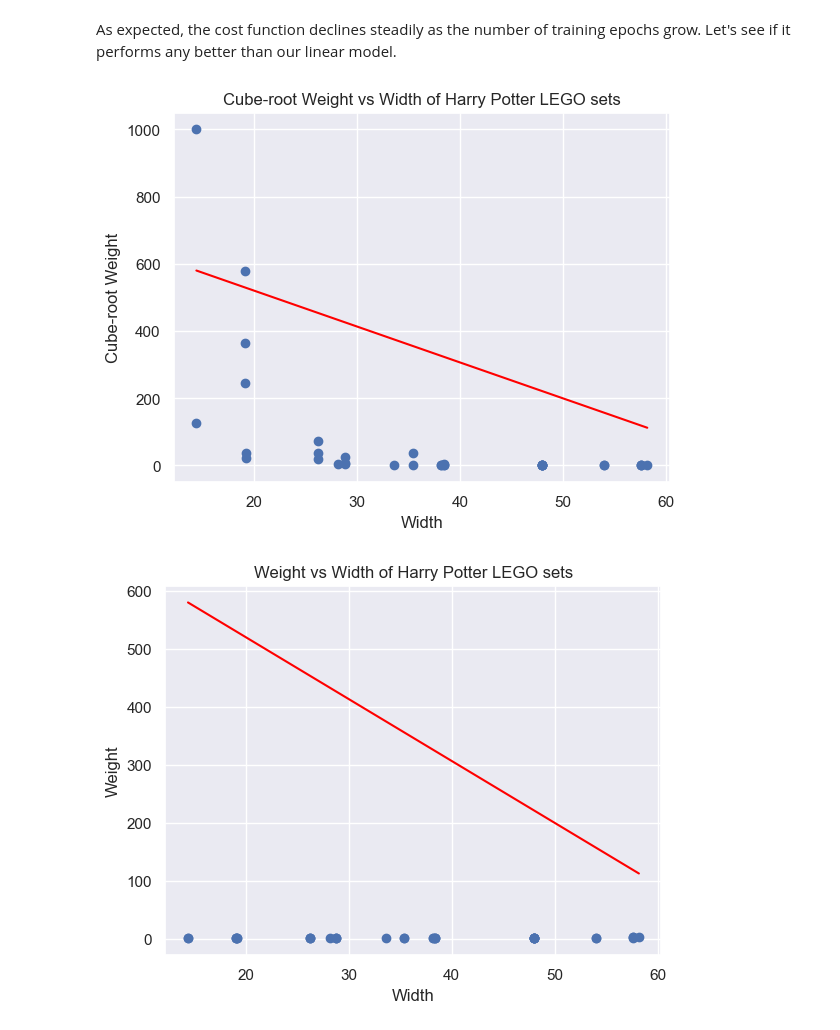
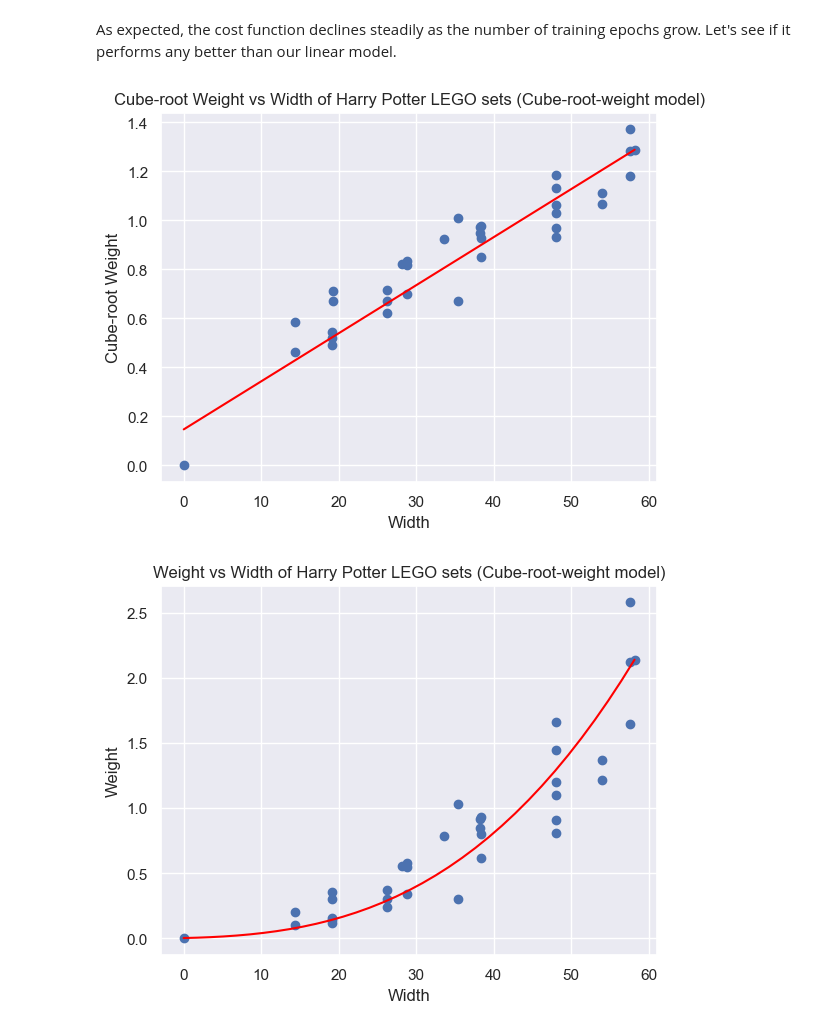
Before and after one commit to SeventhPrize/INDE_577_Data_Science_and_Machine_Learning, a Jupyter notebook: LinearRegression.ipynb, the cells around one changed output. Drawn from its saved outputs; the diff is of its cells as text; code cells hidden in the pictures.

```diff
--- a/LinearRegression.ipynb
+++ b/LinearRegression.ipynb
@@ -16,7 +16,6 @@ import seaborn as sns
 # Read in dataset and keep relevant columns/rows
 df = pd.read_csv('data/Brickset-Most-Owned-Query-33-02042023.csv')
 df = df[df["Theme"] == "Harry Potter"]
-df = df[df["Weight"] > 0]
 df = df.filter(["Number", "Width", "Weight"])
 df = df.dropna()
 n_sample = len(df.index)
@@ -191,13 +192,13 @@ How to model a cubic relationship using a linear regression model? We can replac
 # %%
 # Train model
-root_y_train = y_train ** -3
-cube_mdl = LinearRegression()
-cube_mdl.alpha = 10 ** -3
-errors = cube_mdl.train(X_train, root_y_train, n_epoch=1000)
+cube_root_y_train = y_train ** (1/3) # take cube root of response variable
+cube_root_mdl = LinearRegression()
+cube_root_mdl.alpha = 10 ** -3
+errors = cube_root_mdl.train(X_train, cube_root_y_train, n_epoch=100)
 
 # Visualize cost function
 plt.plot([err / (2 * n_sample) for err in errors])
-plt.title("Improvement of Classification over Training Epochs for Cubic Model")
+plt.title("Improvement of Classification over Training Epochs (Cube-root-weight model)")
 plt.xlabel("Epochs")
 plt.ylabel("Mean squared-error")
 plt.show()
@@ -208,19 +209,21 @@ MSE after last epoch: 61160.656115807564
 # %% [markdown]
 As expected, the cost function declines steadily as the number of training epochs grow. Let's see if it performs any better than our linear model.
 # %%
-plt.scatter(X_train, root_y_train)
-plt.plot(xdom, cube_mdl.predict(xdom), c="red")
-plt.title("Cube-root Weight vs Width of Harry Potter LEGO sets")
+# Plot cube-root-weight against width
+plt.scatter(X_train, cube_root_y_train)
+plt.plot(xdom, cube_root_mdl.predict(xdom), c="red")
+plt.title("Cube-root Weight vs Width of Harry Potter LEGO sets (Cube-root-weight model)")
 plt.xlabel("Width")
 plt.ylabel("Cube-root Weight")
 plt.show()
 
+# Plot cube of cube-root-weight predictions against width
 plt.scatter(X_train, y_train)
-plt.plot(xdom, cube_mdl.predict(xdom), c="red")
-plt.title("Weight vs Width of Harry Potter LEGO sets")
+plt.plot(xdom, cube_root_mdl.predict(xdom) ** 3, c="red")
+plt.title("Weight vs Width of Harry Potter LEGO sets (Cube-root-weight model)")
 plt.xlabel("Width")
 plt.ylabel("Weight")
 plt.show()
 # %% [output]
-[figure, old version]
+[figure, new version]
-[figure, old version]
+[figure, new version]
```
Also changed, not shown: parts of 10 cells of this notebook, 1 other file.
